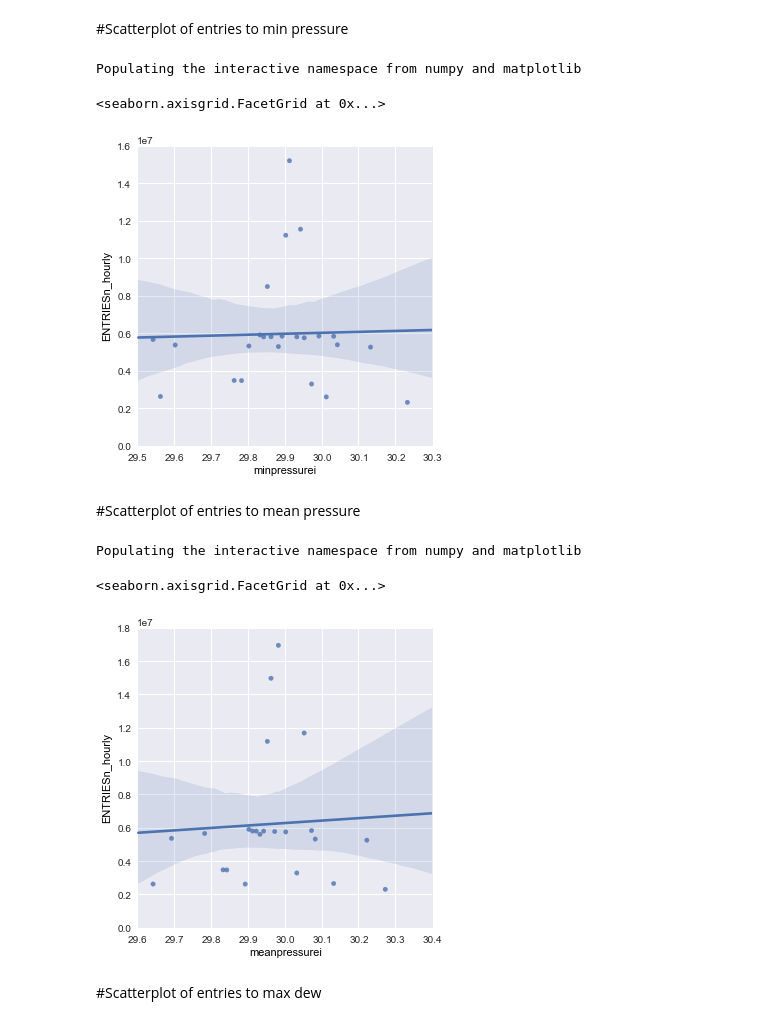
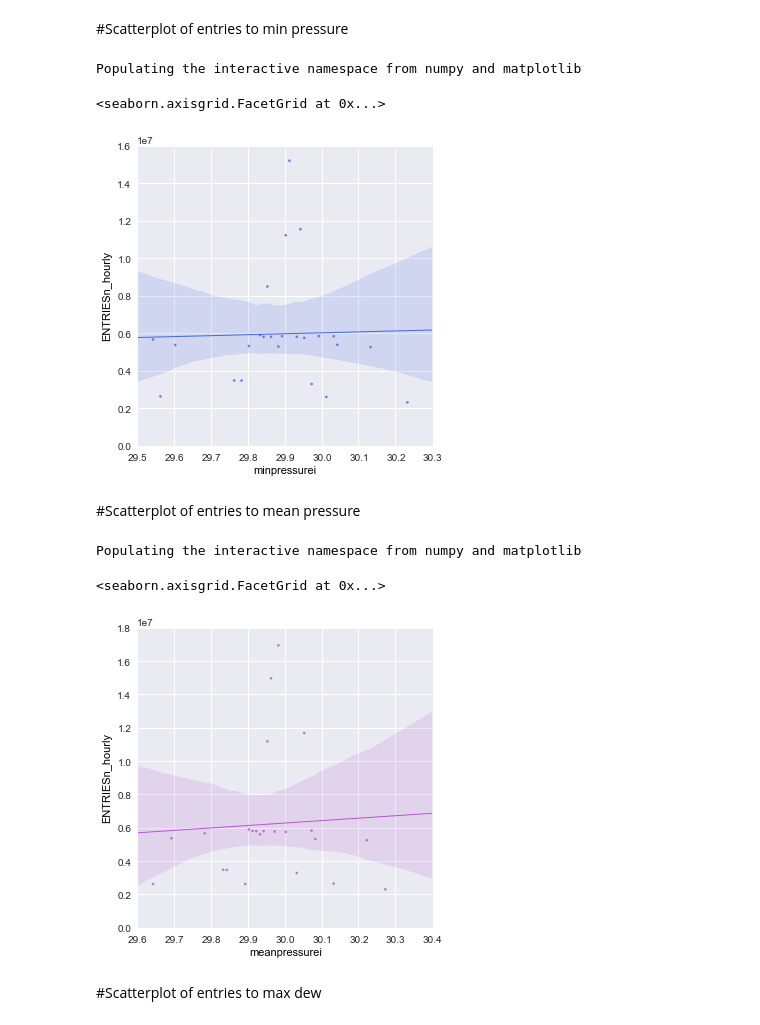
Before and after one commit to upjohnc/UdacityProject, a Jupyter notebook: Graph Analysis.ipynb, the cells around one changed output. Cells and saved outputs as stored; diff of their text form; code cells hidden in the pictures.

```diff
--- a/Graph Analysis.ipynb
+++ b/Graph Analysis.ipynb
@@ -168,29 +183,33 @@ df = pd.read_csv('nycSubway.csv')
 entriesByPressure = df[['minpressurei', 'ENTRIESn_hourly']] \
     .groupby('minpressurei', as_index=False).sum()
 
-sns.lmplot('minpressurei', 'ENTRIESn_hourly', data = entriesByPressure)
+sns.lmplot('minpressurei', 'ENTRIESn_hourly', data = entriesByPressure, \
+           scatter_kws={"marker": ".", "color": "RoyalBlue"}, \
+           line_kws={"linewidth": 1, "color": "RoyalBlue"})
 # %% [output]
 Populating the interactive namespace from numpy and matplotlib
 <seaborn.axisgrid.FacetGrid at 0x...>
-[figure, old version]
+[figure, new version]
 # %% [markdown]
 #Scatterplot of entries to mean pressure
 # %%
 %pylab inline
 import numpy as np
 import pandas as pd
 import seaborn as sns
 
 df = pd.read_csv('nycSubway.csv')
 
 entriesByPressure = df[['meanpressurei', 'ENTRIESn_hourly']] \
     .groupby('meanpressurei', as_index=False).sum()
 
-sns.lmplot('meanpressurei', 'ENTRIESn_hourly', data = entriesByPressure)
+sns.lmplot('meanpressurei', 'ENTRIESn_hourly', data = entriesByPressure, \
+           scatter_kws={"marker": ".", "color": "MediumOrchid"}, \
+           line_kws={"linewidth": 1, "color": "MediumOrchid"})
 # %% [output]
 Populating the interactive namespace from numpy and matplotlib
 <seaborn.axisgrid.FacetGrid at 0x...>
-[figure, old version]
+[figure, new version]
 # %% [markdown]
 #Scatterplot of entries to max dew
 # %%
```
Also changed, not shown: parts of 10 cells of this notebook.
